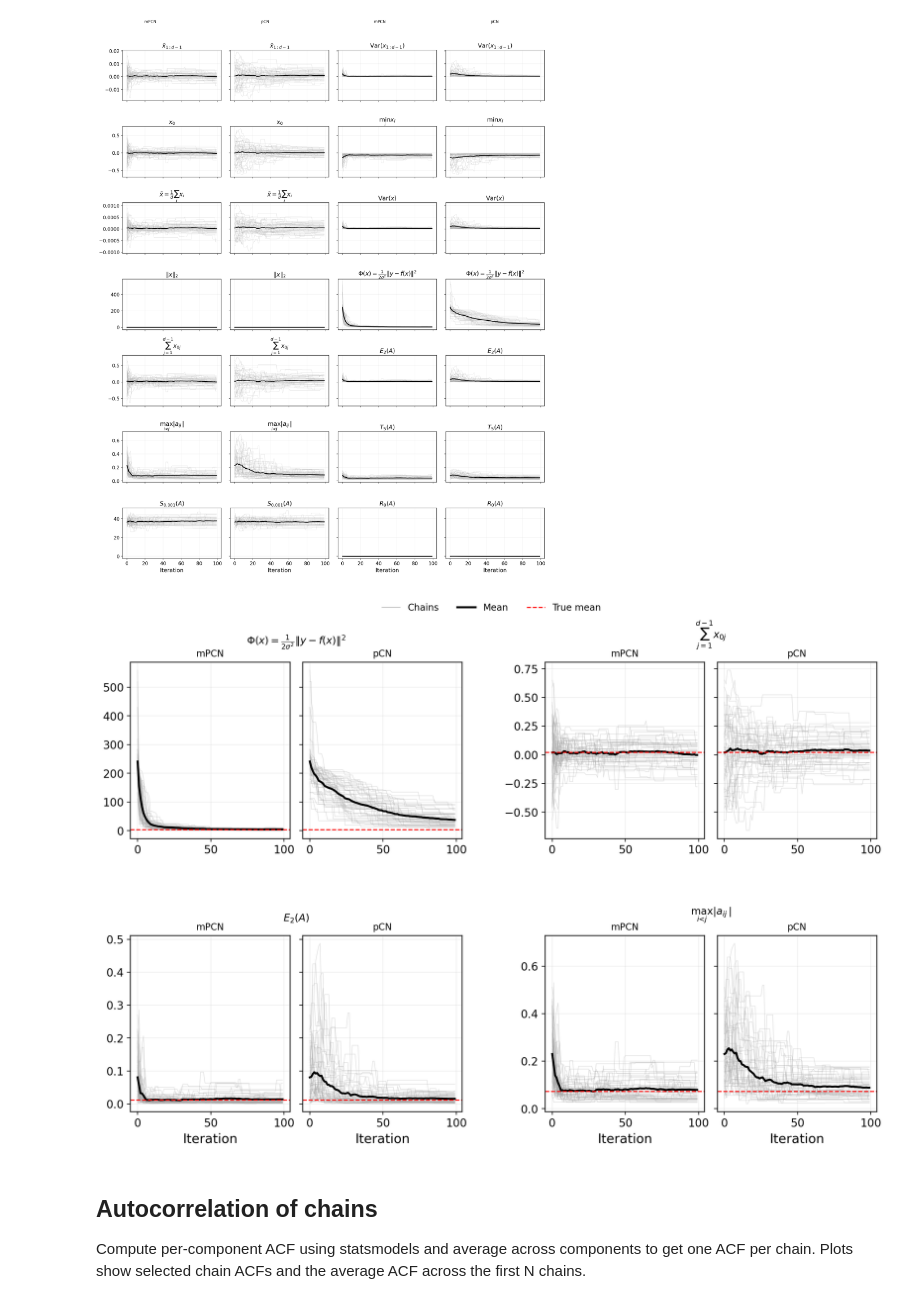
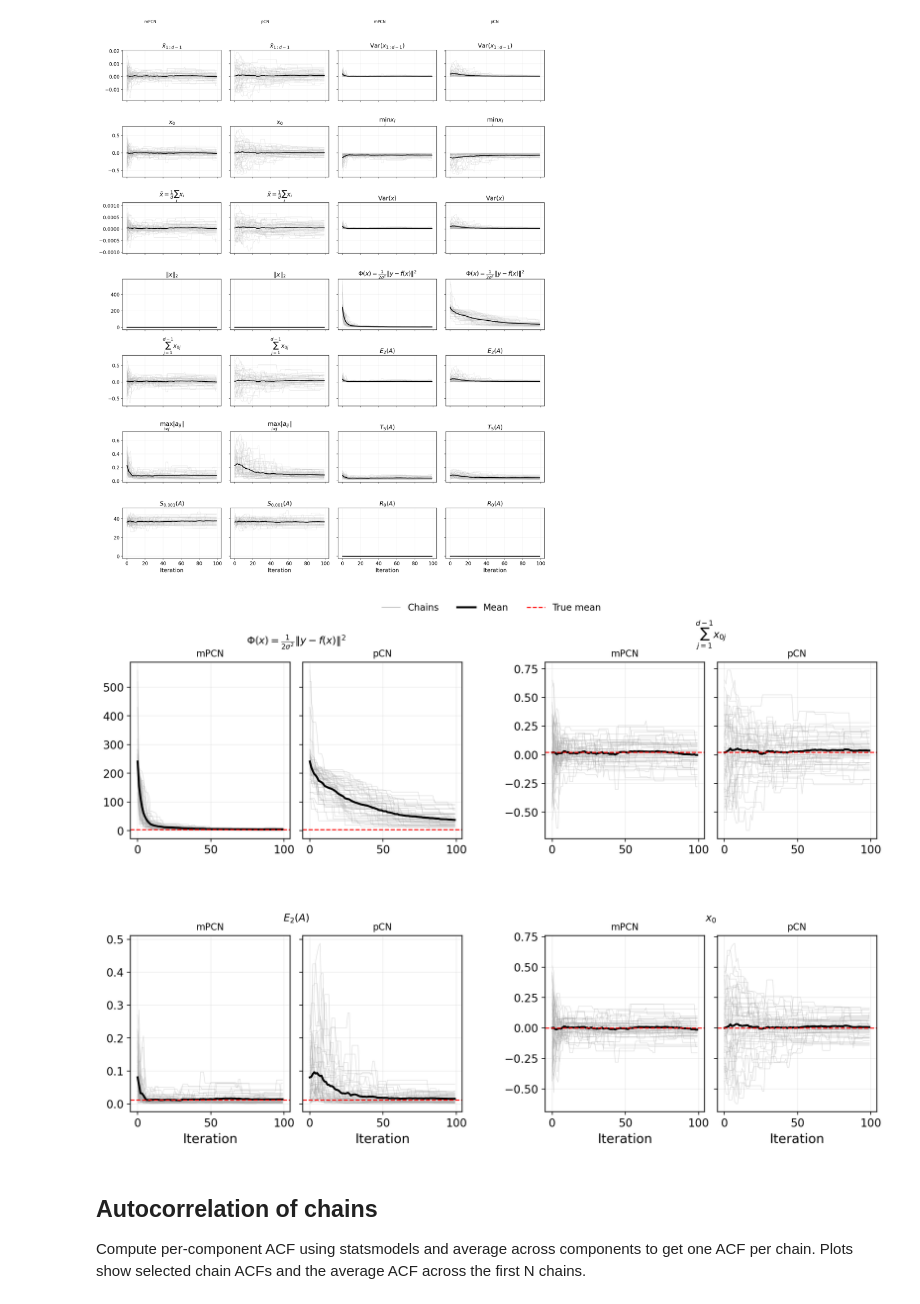
Before and after one commit to guillerminasenn/multiproposal-internal, a Jupyter notebook: notebooks/05_toy_solute_transport_mpcn_convergence.ipynb, the cells around one changed output. Cells and saved outputs as stored; diff of their text form; code cells hidden in the pictures.

Commit message:
updating plots

```diff
--- a/notebooks/05_toy_solute_transport_mpcn_convergence.ipynb
+++ b/notebooks/05_toy_solute_transport_mpcn_convergence.ipynb
@@ -550,10 +550,11 @@ A_row_index = 0
 A_use_full_row = False
 
 # Plot selection by observable ID; set to None to plot all.
-# Example: [8, 102, 101, 9]
+# Publication order here is: potential, first-row sum, band energy, a_{01}.
+# Example: [8, 9, 101, 3]
 trace_observable_ids = None
 mse_observable_ids = [8, 102, 101, 9]
-pub_plot_observable_ids = [8, 102, 101, 9]
+pub_plot_observable_ids = [8, 9, 101, 3]
 # %%
 # MSE setup: chain loading helpers
 def _load_chain_slice(path, n_keep):
@@ -771,6 +772,15 @@ def _wrap_A_observables_for_params(a_observables, dim):
         )
     return wrapped
 
+def _select_observables_in_requested_order(observables, obs_ids):
+    # `select_observables(...)` preserves the original observable-definition
+# order. For publication panels we sometimes want the user-specified ID
+# order instead, so build that explicitly here.
+    obs_by_id = {}
+    for obs in observables:
+        obs_by_id.setdefault(obs.obs_id, obs)
+    return [obs_by_id[obs_id] for obs_id in obs_ids if obs_id in obs_by_id]
+
 A_observables = _wrap_A_observables_for_params(A_observables_raw, d)
 observable_defs = parameter_observables + A_observables
 mse_observable_defs = observable_defs
@@ -1204,7 +1214,7 @@ plt.show()
 # %% [output]
 [figure]
 # %%
-# Publication-quality observables: potential, max entry, band energy, first-row sum
+# Publication-quality observables: potential, first-row sum, band energy, and a_{01}
 apply_pub_style()
 
 from matplotlib.lines import Line2D
@@ -1230,7 +1240,9 @@ true_line_color = 'red'
 true_line_style = '--'
 true_line_width = 1.2
 
-pub_observables = select_observables(observable_defs, pub_plot_observable_ids)
+pub_observables = _select_observables_in_requested_order(
+    observable_defs, pub_plot_observable_ids
+)
 if not pub_observables:
     raise ValueError('No observables selected for publication plot.')
 
@@ -1253,7 +1265,7 @@ fig.legend(
     frameon=False,
     bbox_to_anchor=(0.5, 0.995),
     fontsize=10,
- )
+)
 
 for block_idx, obs in enumerate(pub_observables):
     row_idx = block_idx // 2
@@ -1290,34 +1302,34 @@ for block_idx, obs in enumerate(pub_observables):
     ax_p.set_title('pCN', fontsize=10)
     ax_p.grid(alpha=0.2)
     ax_p.tick_params(labelleft=False)
 
     true_val = true_obs_map.get(obs.obs_id)
     if true_val is not None:
         ax_m.axhline(true_val, color=true_line_color, linestyle=true_line_style, linewidth=true_line_width)
         ax_p.axhline(true_val, color=true_line_color, linestyle=true_line_style, linewidth=true_line_width)
 
     block_box = outer[row_idx, col_idx].get_position(fig)
     fig.text(
         (block_box.x0 + block_box.x1) / 2,
         block_box.y1 + 0.02,
         obs.label,
         ha='center',
         va='bottom',
         fontsize=11,
     )
 
     if row_idx == nrows - 1:
         ax_m.set_xlabel('Iteration')
         ax_p.set_xlabel('Iteration')
 
 fig.tight_layout(rect=(0.0, 0.0, 1.0, 0.94))
 fig.savefig(
     reports_dir / f'solute_transport_mpcn_vs_pcn_traceplots_pub_best4observables_rho{rho_tag}.png',
     bbox_inches='tight',
 )
 plt.show()
 # %% [output]
-[figure, old version]
+[figure, new version]
 # %% [markdown]
 ## Autocorrelation of chains
 
```
Also changed, not shown: parts of 5 cells of this notebook, 3 other files.
